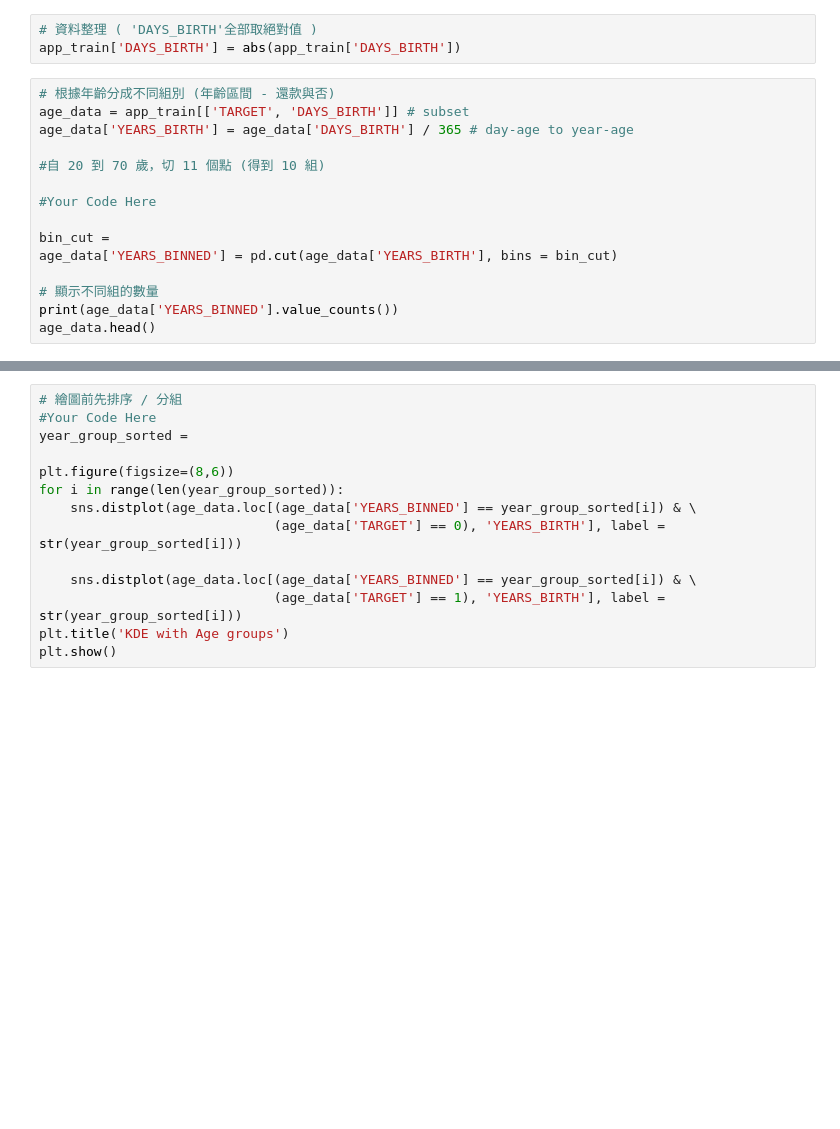
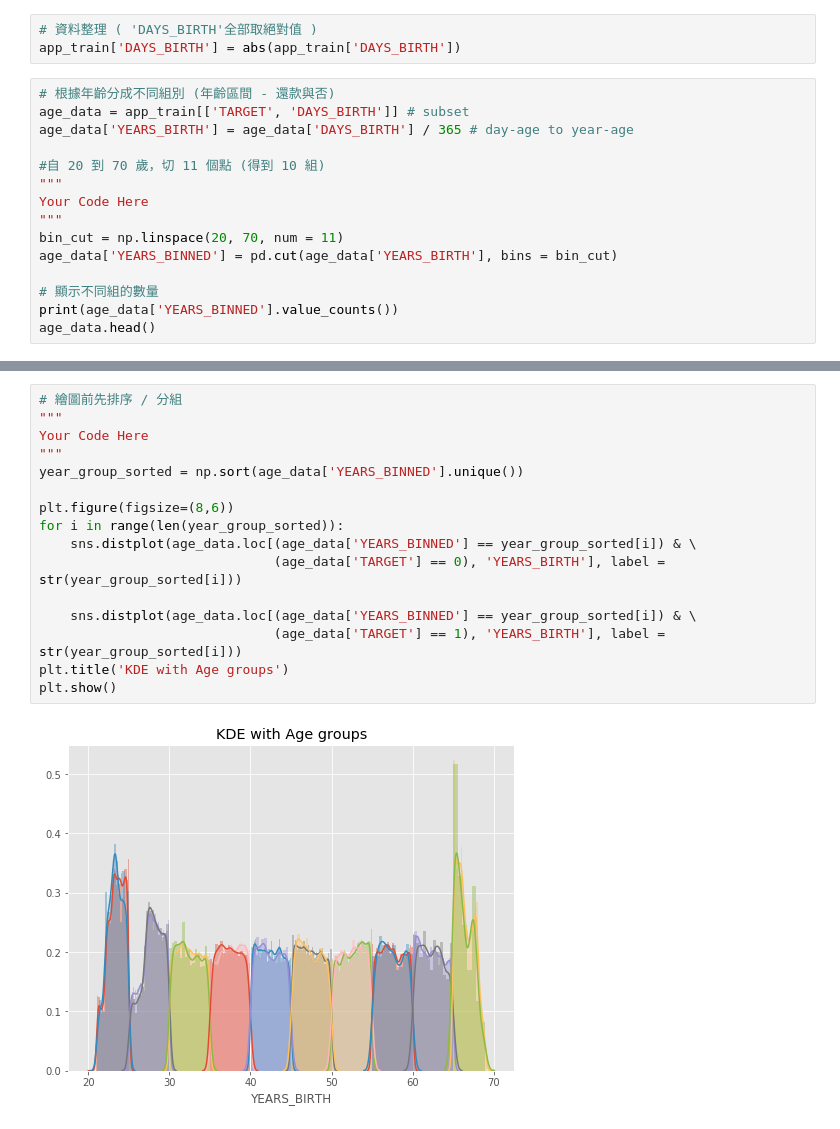
Before and after one commit to tgnco1218/2nd-ML100Days, a Jupyter notebook: homework/Day_011_HW.ipynb, the cells around one changed output, grey strips where cells are left out. Saved outputs shown, nothing was run; the diff lists cells and outputs as text; blank space fills up the shorter version.

```diff
--- a/homework/Day_011_HW.ipynb
+++ b/homework/Day_011_HW.ipynb
@@ -52,10 +52,10 @@ age_data = app_train[['TARGET', 'DAYS_BIRTH']] # subset
 age_data['YEARS_BIRTH'] = age_data['DAYS_BIRTH'] / 365 # day-age to year-age
 
 #自 20 到 70 歲，切 11 個點 (得到 10 組)
-
-#Your Code Here
-
-bin_cut =
+"""
+Your Code Here
+"""
+bin_cut = np.linspace(20, 70, num = 11)
 age_data['YEARS_BINNED'] = pd.cut(age_data['YEARS_BIRTH'], bins = bin_cut)
 
 # 顯示不同組的數量
@@ -64,17 +82,21 @@ age_data.head()
 # %%
 # 繪圖前先排序 / 分組
-#Your Code Here
-year_group_sorted =
+"""
+Your Code Here
+"""
+year_group_sorted = np.sort(age_data['YEARS_BINNED'].unique())
 
 plt.figure(figsize=(8,6))
 for i in range(len(year_group_sorted)):
     sns.distplot(age_data.loc[(age_data['YEARS_BINNED'] == year_group_sorted[i]) & \
                               (age_data['TARGET'] == 0), 'YEARS_BIRTH'], label = str(year_group_sorted[i]))
 
     sns.distplot(age_data.loc[(age_data['YEARS_BINNED'] == year_group_sorted[i]) & \
                               (age_data['TARGET'] == 1), 'YEARS_BIRTH'], label = str(year_group_sorted[i]))
 plt.title('KDE with Age groups')
 plt.show()
+# %% [output]
+[figure, added]
 # %%
 # 計算每個年齡區間的 Target、DAYS_BIRTH與 YEARS_BIRTH 的平均值
 age_groups  = age_data.groupby('YEARS_BINNED').mean()
```
Also changed, not shown: parts of 3 cells of this notebook, 2 other files.
